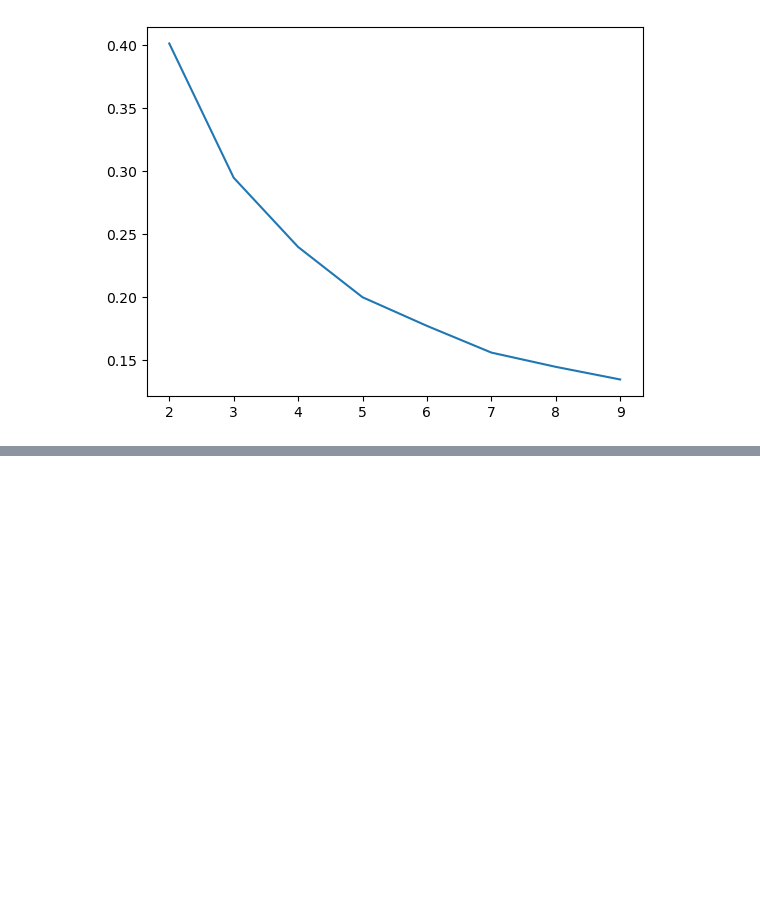
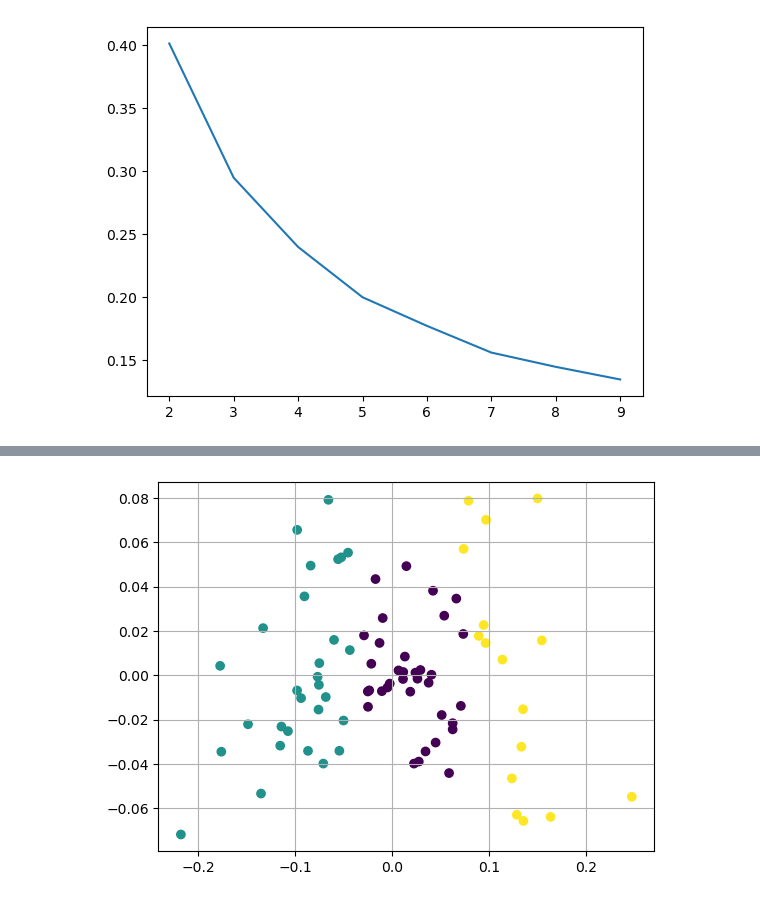
Before and after one commit to yuvaldotan/workshop_microbiome, a Jupyter notebook: microbiome.ipynb, the cells around one changed output, grey strips where cells are left out. Saved outputs shown, nothing was run; the diff lists cells and outputs as text; code cells hidden in the pictures; blank space fills up the shorter version.

```diff
--- a/microbiome.ipynb
+++ b/microbiome.ipynb
@@ -125,0 +128,9 @@ plt.show()
+# %%
+pca = PCA(n_components=2)
+results = pca.fit_transform(data_df_avg).transpose()
+
+plt.scatter(results[0], results[1], c=labels)
+plt.grid()
+plt.show()
+# %% [output]
+[figure, added]
```
Also changed, not shown: parts of 21 cells of this notebook.
